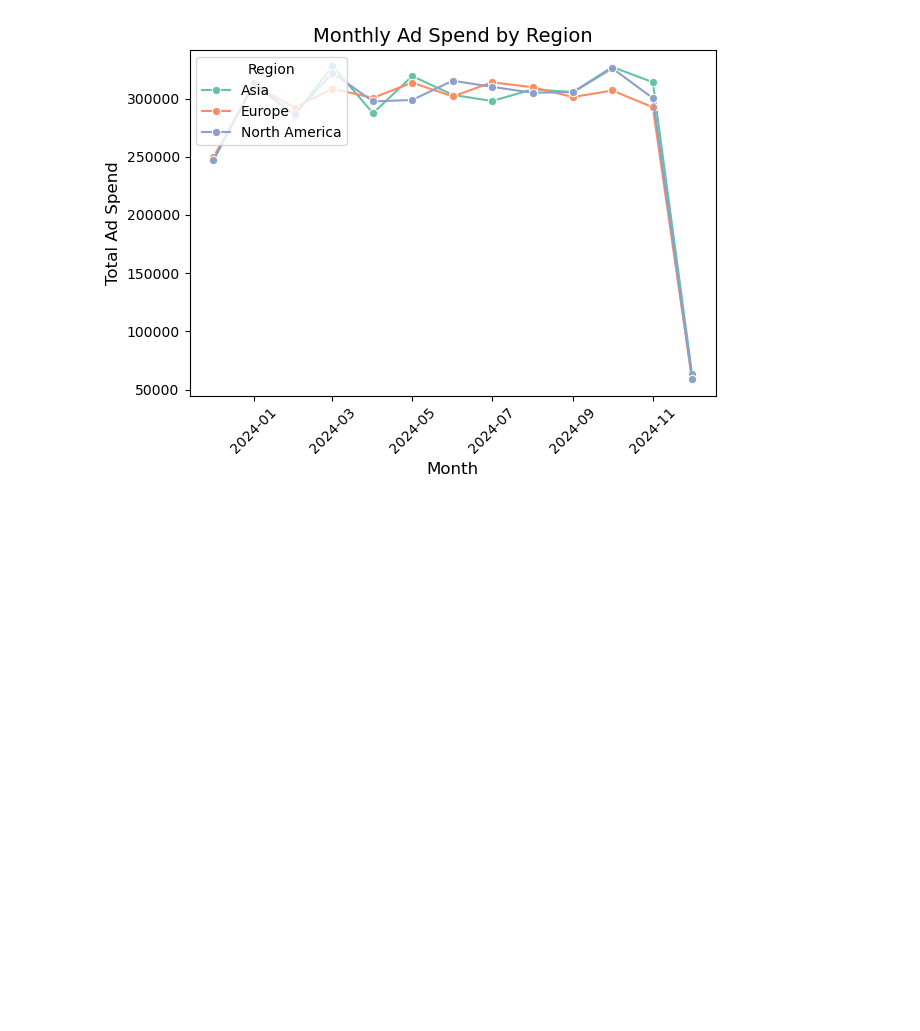
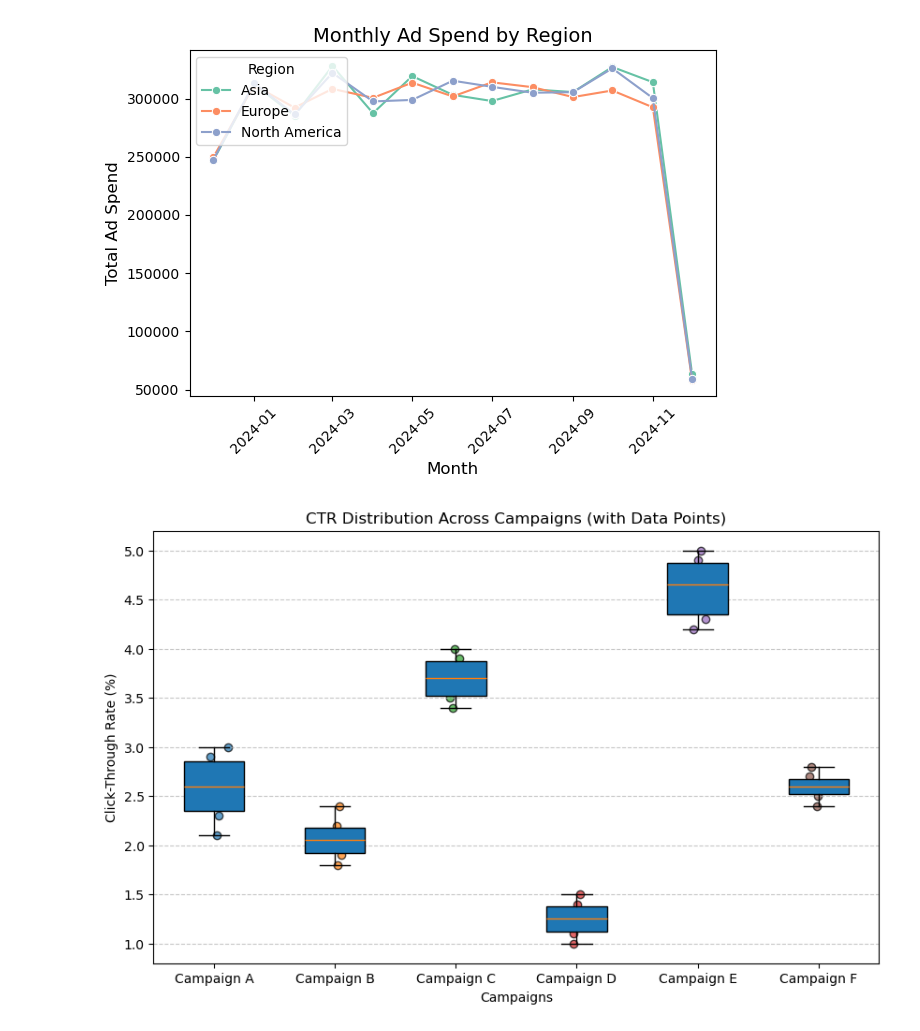
Before and after one commit to rakeshtparayil/marketing_analytics, a Jupyter notebook: mktg_data.ipynb, the cells around one changed output. Cells and saved outputs as stored; diff of their text form; code cells hidden in the pictures; blank space fills up the shorter version.

Commit message:
new_data_analysis

```diff
--- a/mktg_data.ipynb
+++ b/mktg_data.ipynb
@@ -326,3 +326,37 @@ plt.tight_layout()
 plt.show()
 # %% [output]
 [figure]
+# %%
+import matplotlib.pyplot as plt
+import numpy as np
+
+# Explicit CTR data for each campaign
+campaigns = ["Campaign A", "Campaign B", "Campaign C", "Campaign D", "Campaign E", "Campaign F"]
+ctr_data = [
+    [2.1, 2.3, 2.5, 2.7, 3.0, 2.9],  # Campaign A
+    [1.8, 2.0, 1.9, 2.2, 2.1, 2.4],  # Campaign B
+    [3.5, 3.6, 3.4, 3.8, 4.0, 3.9],  # Campaign C
+    [1.0, 1.2, 1.1, 1.3, 1.5, 1.4],  # Campaign D
+    [4.2, 4.3, 4.5, 4.8, 5.0, 4.9],  # Campaign E
+    [2.5, 2.6, 2.4, 2.8, 2.7, 2.6],  # Campaign F
+]
+
+# Create the box plot
+plt.figure(figsize=(10, 6))
+plt.boxplot(ctr_data, labels=campaigns, patch_artist=True)
+
+# Overlay individual CTR data points
+for i, data in enumerate(ctr_data):
+    x_values = np.random.normal(i + 1, 0.04, size=len(data))  # Add slight jitter
+    plt.scatter(x_values, data, alpha=0.7, edgecolor='k')
+
+# Add titles and labels
+plt.title("CTR Distribution Across Campaigns (with Data Points)")
+plt.ylabel("Click-Through Rate (%)")
+plt.xlabel("Campaigns")
+plt.grid(axis='y', linestyle='--', alpha=0.7)
+
+# Show the plot
+plt.show()
+# %% [output]
+[figure, added]
```
Also changed, not shown: 1 other file.
